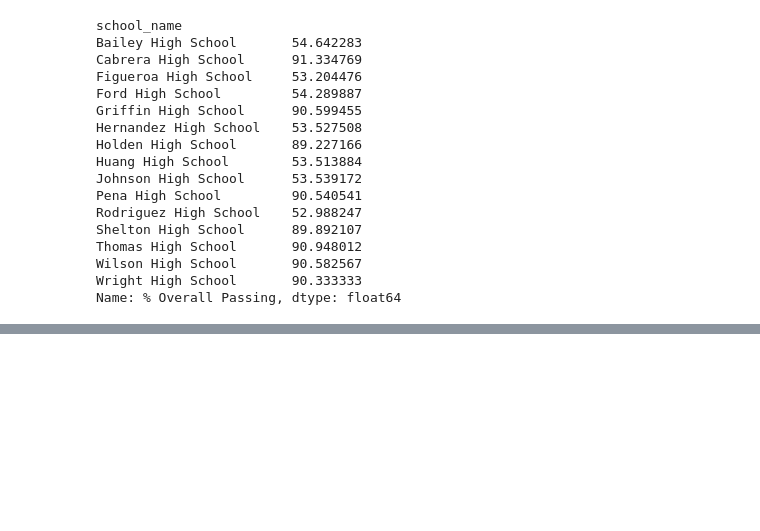
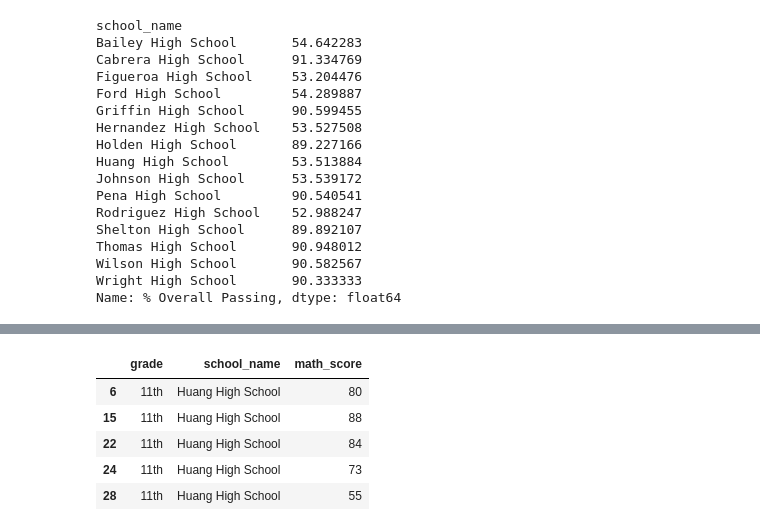
Before and after one commit to youngcourtcourt/pandas-challenge, a Jupyter notebook: PyCitySchools/PyCitySchools.ipynb, the cells around one changed output, grey strips where cells are left out. Saved outputs shown, nothing was run; the diff lists cells and outputs as text; code cells hidden in the pictures; blank space fills up the shorter version.

```diff
--- a/PyCitySchools/PyCitySchools.ipynb
+++ b/PyCitySchools/PyCitySchools.ipynb
@@ -361,0 +393,10 @@ schoolSummaryDf.sort_values(["% Overall Passing"]).head()
+# %%
+eleventhGradeSeries=schoolDataComplete.loc[schoolDataComplete["grade"]=="11th", columns]
+eleventhGradeSeries.head()
+# %% [output]
+|  | grade | school_name | math_score |
+| 6 | 11th | Huang High School | 80 |
+| 15 | 11th | Huang High School | 88 |
+| 22 | 11th | Huang High School | 84 |
+| 24 | 11th | Huang High School | 73 |
+| 28 | 11th | Huang High School | 55 |
```
Also changed, not shown: parts of 6 cells of this notebook.
